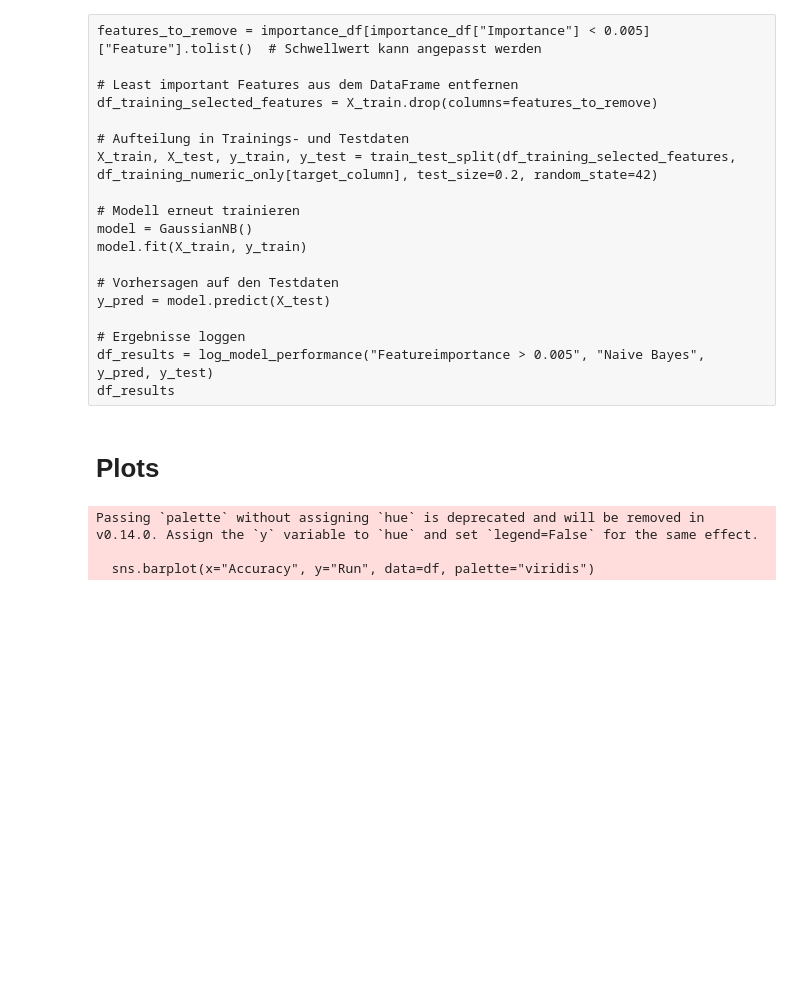
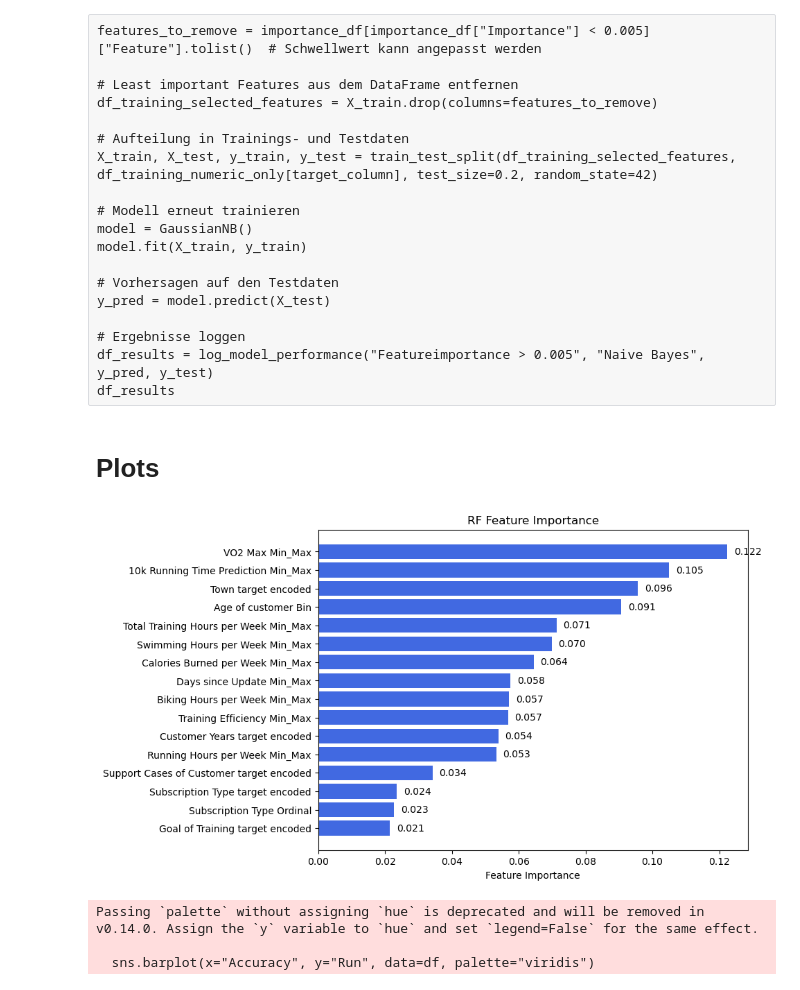
Before and after one commit to MarioKrupinski/Introduction-to-Data-Science-AI, a Jupyter notebook: notebooks/modell_ap_cache.ipynb, the cells around one changed output. Cells and saved outputs as stored; diff of their text form; code cells hidden in the pictures; blank space fills up the shorter version.

```diff
--- a/notebooks/modell_ap_cache.ipynb
+++ b/notebooks/modell_ap_cache.ipynb
@@ -1010,6 +1010,45 @@ df_results = log_model_performance("Featureimportance > 0.005", "Naive Bayes", y
 df_results
 # %% [markdown]
 #  Plots
+# %%
+import matplotlib.pyplot as plt
+
+# Daten
+features = [
+    "VO2 Max Min_Max", "10k Running Time Prediction Min_Max", "Town target encoded",
+    "Age of customer Bin", "Total Training Hours per Week Min_Max", "Swimming Hours per Week Min_Max",
+    "Calories Burned per Week Min_Max", "Days since Update Min_Max", "Biking Hours per Week Min_Max",
+    "Training Efficiency Min_Max", "Customer Years target encoded", "Running Hours per Week Min_Max",
+    "Support Cases of Customer target encoded", "Subscription Type target encoded",
+    "Subscription Type Ordinal", "Goal of Training target encoded"
+]
+
+importance = [
+    0.122415, 0.105057, 0.095643, 0.090746, 0.071357, 0.069837, 0.064495,
+    0.057521, 0.057146, 0.056770, 0.053869, 0.053294, 0.034176, 0.023518,
+    0.022735, 0.021420
+]
+
+# Sortieren nach Wichtigkeit
+features, importance = zip(*sorted(zip(features, importance), key=lambda x: x[1], reverse=True))
+
+# Balkendiagramm erstellen
+fig, ax = plt.subplots(figsize=(8, 6))
+ax.barh(features, importance, color="royalblue")
+
+# Achsenbeschriftungen
+ax.set_xlabel("Feature Importance")
+ax.set_title("RF Feature Importance")
+ax.invert_yaxis()  # Wichtigste Features oben anzeigen
+
+# Werte auf die Balken setzen
+for i, v in enumerate(importance):
+    ax.text(v + 0.002, i, f"{v:.3f}", va="center", fontsize=10)
+
+# Diagramm anzeigen
+plt.show()
+# %% [output]
+[figure, added]
 # %%
 import matplotlib.pyplot as plt
 import seaborn as sns
```
